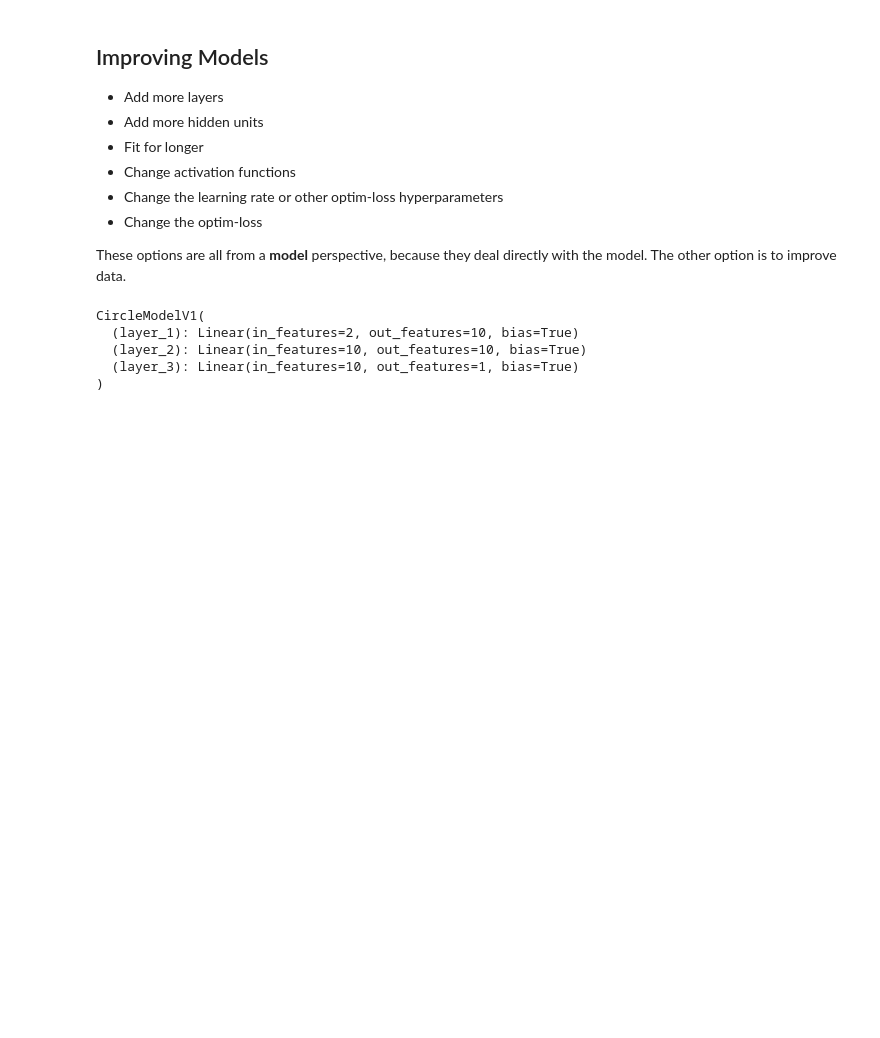
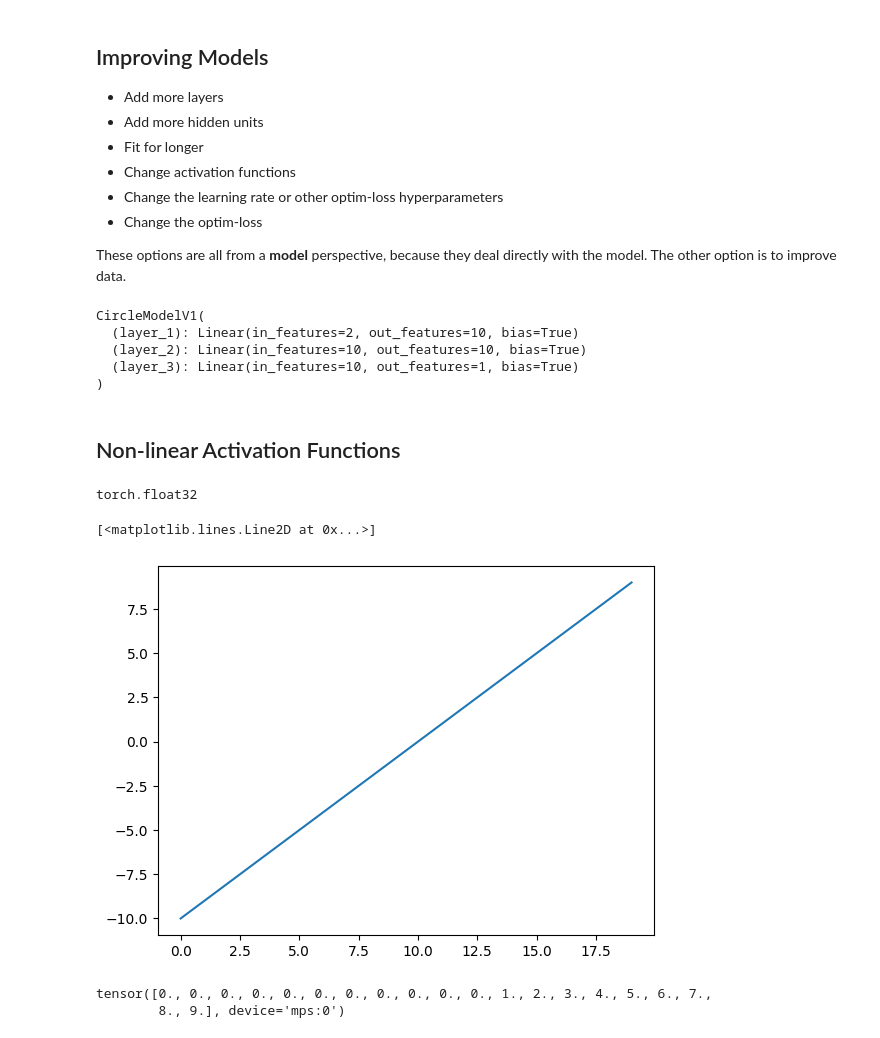
Before and after one commit to matteo4diani/pytorch-basics, a Jupyter notebook: pytorch_basics/notebooks/003_pytorch_classification.ipynb, the cells around one changed output. Drawn from its saved outputs; the diff is of its cells as text; code cells hidden in the pictures; blank space fills up the shorter version.

```diff
--- a/pytorch_basics/notebooks/003_pytorch_classification.ipynb
+++ b/pytorch_basics/notebooks/003_pytorch_classification.ipynb
@@ -425,3 +426,23 @@ CircleModelV1(
   (layer_2): Linear(in_features=10, out_features=10, bias=True)
   (layer_3): Linear(in_features=10, out_features=1, bias=True)
 )
+# %% [markdown]
+## Non-linear Activation Functions
+# %%
+A = torch.arange(-10, 10, step=1, dtype=torch.float32)
+A.dtype
+# %% [output]
+torch.float32
+# %%
+plt.plot(A.cpu())
+# %% [output]
+[<matplotlib.lines.Line2D at 0x...>]
+[figure, added]
+# %%
+def relu(x: torch.Tensor) -> torch.Tensor:
+    return torch.maximum(torch.tensor(0), x)
+
+relu(A)
+# %% [output]
+tensor([0., 0., 0., 0., 0., 0., 0., 0., 0., 0., 0., 1., 2., 3., 4., 5., 6., 7.,
+        8., 9.], device='mps:0')
```
Also changed, not shown: parts of 20 cells of this notebook, 1 other file.
